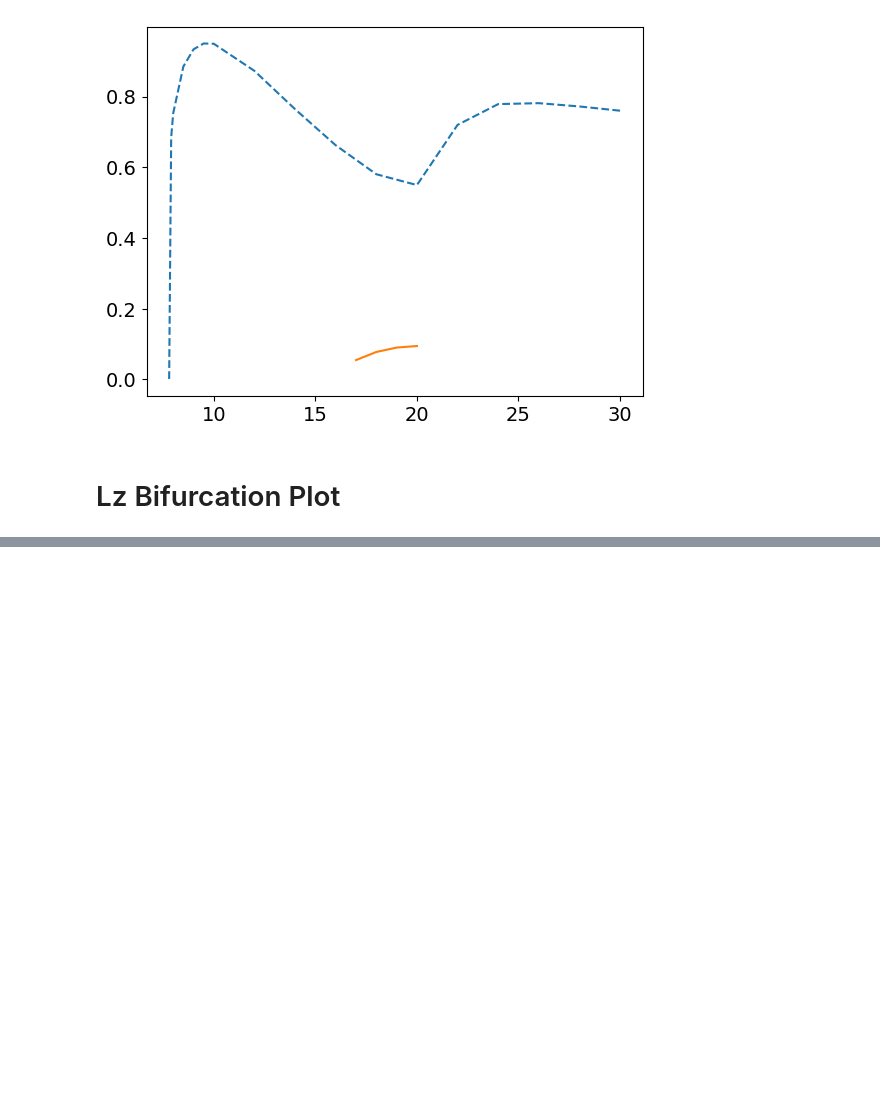
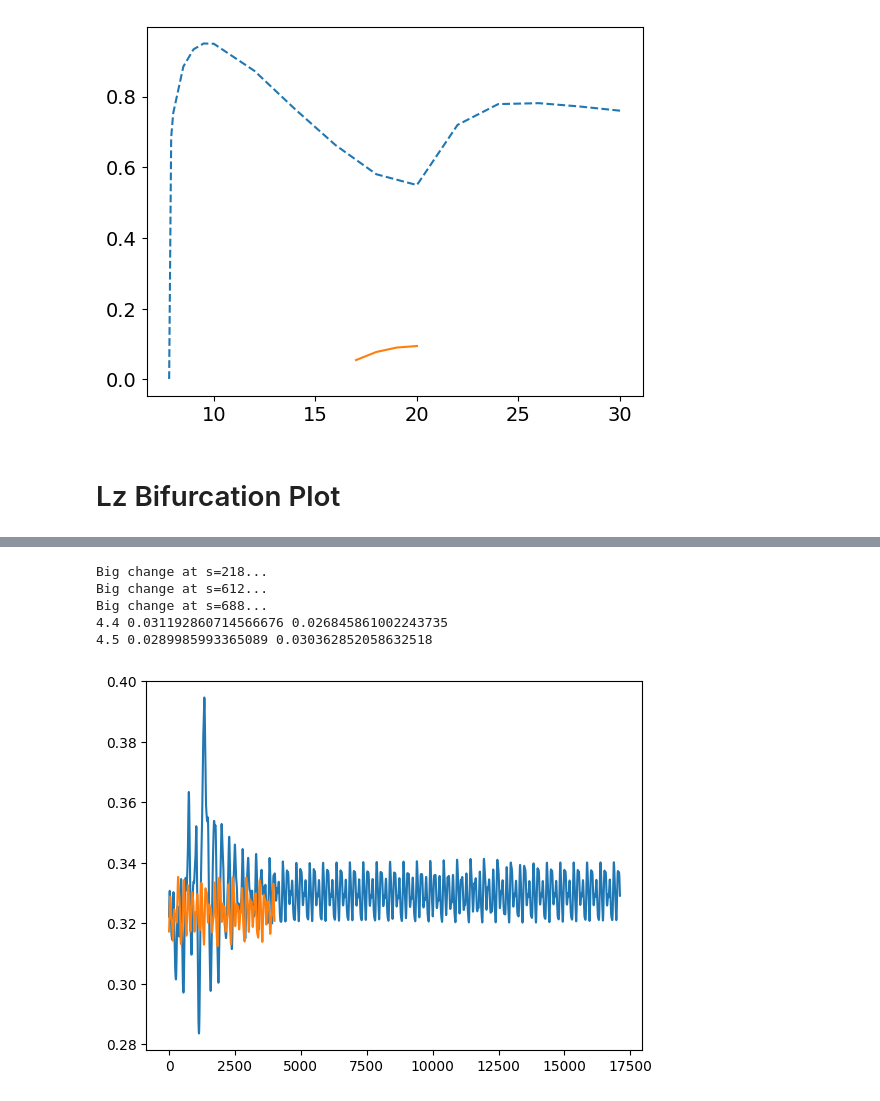
Before and after one commit to theolewy/vKolmogorov3D, a Jupyter notebook: jupyter_notebooks/arrowhead3D.ipynb, the cells around one changed output, grey strips where cells are left out. Drawn from its saved outputs; the diff is of its cells as text; code cells hidden in the pictures; blank space fills up the shorter version.

```diff
--- a/jupyter_notebooks/arrowhead3D.ipynb
+++ b/jupyter_notebooks/arrowhead3D.ipynb
@@ -1382,0 +1387,22 @@ Big change at s=175...
+# %%
+material_params = {'W':20, 'beta': 0.9, 'Re': 0.5, 'L':np.inf, 'eps': 1e-3}
+solver_params = {'Nx': 32, 'Ny': 32}
+system_params = {'Lx': 3*np.pi,  'ndim': 3, 'n': 1}
+
+Lz_list_plot = np.array([  4.4*np.pi, 4.5*np.pi])
+Nz_list =               [ 48,48]
+for Lz, Nz in zip(Lz_list_plot, Nz_list):
+    system_params['Lz'] = Lz
+    solver_params['Nz'] = Nz
+    t_all, metric_all = get_metric_from_params(material_params, system_params, solver_params, suffix='long-periodic-yz', subdir='arrowhead_3D', metric=mode, deviation=True)
+    plt.plot(t_all-t_all[0], metric_all)
+    metric_mean, metric_max, metric_min = get_mean_max_min(t_all, metric_all)
+    print(Lz/np.pi, (metric_max-metric_mean)/metric_mean, (metric_mean-metric_min)/metric_mean)
+# plt.xlim(0,6000)
+# %% [output]
+Big change at s=218...
+Big change at s=612...
+Big change at s=688...
+4.4 0.031192860714566676 0.026845861002243735
+4.5 0.0289985993365089 0.030362852058632518
+[figure, added]
```
Also changed, not shown: parts of 8 cells of this notebook, 1 other file.
